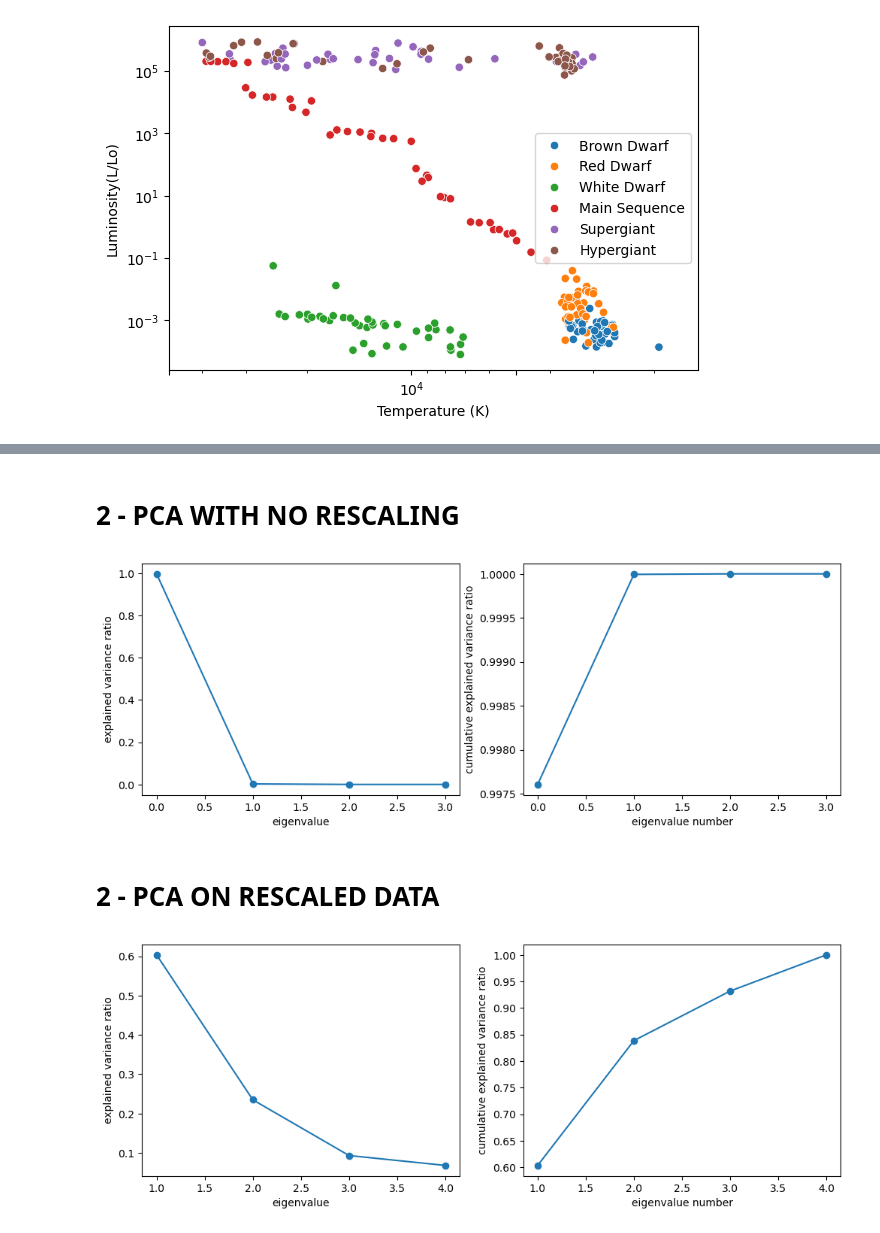
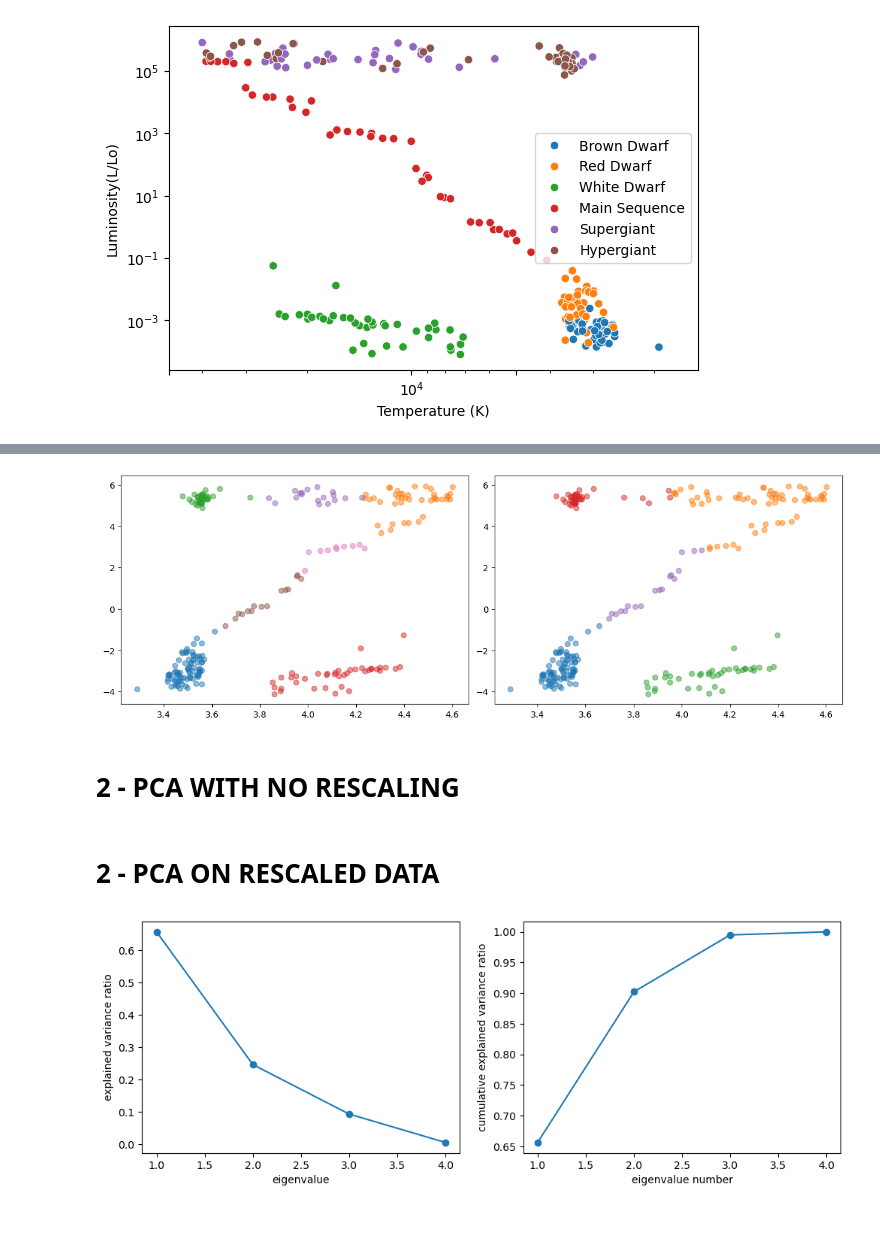
Before and after one commit to RoccoGiugni/ASML-24-25, a Jupyter notebook: L15/L15.ipynb, the cells around one changed output, grey strips where cells are left out. Drawn from its saved outputs; the diff is of its cells as text; code cells hidden in the pictures.

```diff
--- a/L15/L15.ipynb
+++ b/L15/L15.ipynb
@@ -65,9 +95,27 @@ plt.show()
+# %%
+# MeanShift algorithm
+
+bws = [.5, .9]
+
+fig, axs = plt.subplots(1, 2, figsize=(12, 4), layout='constrained')
+
+for bw, ax in zip(bws, axs):
+    ms = MeanShift(bandwidth=bw, bin_seeding=True, cluster_all=False)
+    ms.fit(X_scaled)
+    centers = ms.cluster_centers_ # location of the clusters
+    labels = ms.predict(X_scaled)
+
+    colors = ['C1', 'C0', 'C2', 'C3']
+    for ii in range(len(labels)):
+        ax.scatter(X_scaled[labels==ii, 0], X_scaled[labels==ii, 1], alpha=0.5) # color=colors[ii],
+# %% [output]
+[figure, added]
 # %% [markdown]
 # 2 - PCA WITH NO RESCALING
 # %%
 n_comp = 4
 
-pca = PCA(n_comp=n_comp)
+pca = PCA(n_components=n_comp)
 
 column = ['Temperature (K)', 'Luminosity(L/Lo)', 'Radius(R/Ro)', 'Absolute magnitude(Mv)']
 pca.fit(df_stars[column])
@@ -90,8 +138,6 @@ bx.set_xlabel("eigenvalue number")
 bx.set_ylabel("cumulative explained variance ratio")
 
 plt.show()
-# %% [output]
-[figure, removed]
 # %% [markdown]
 # 2 - PCA ON RESCALED DATA
 # %%
@@ -104,7 +152,7 @@ X_scaled = scaler.fit_transform(df_stars[column])
 # %%
 n_comp = 4
 
-pca = PCA(n_comp=n_comp)
+pca = PCA(n_components=n_comp)
 pca.fit(X_scaled)
 
 evals = pca.explained_variance_ratio_
@@ -125,5 +173,5 @@ bx.set_ylabel("cumulative explained variance ratio")
 
 plt.show()
 # %% [output]
-[figure, old version]
+[figure, new version]
 # %%
```
Also changed, not shown: parts of 12 cells of this notebook, 1 other file.
